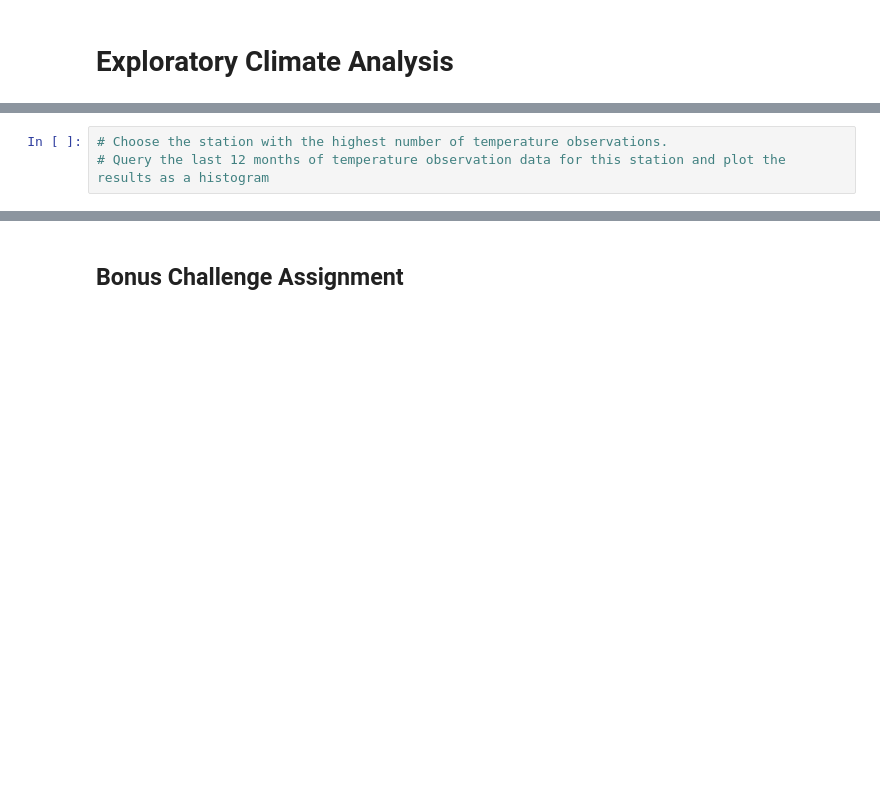
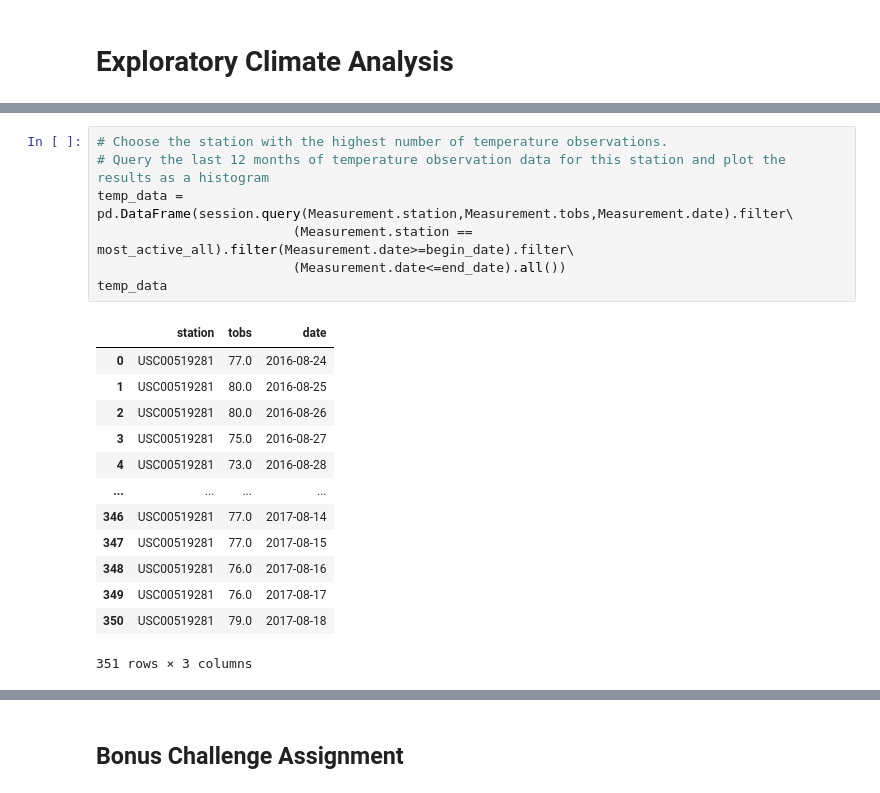
Before and after one commit to spearjen/sqlalch-challenge, a Jupyter notebook: climate_starter.ipynb, the cells around one changed output, grey strips where cells are left out. Drawn from its saved outputs; the diff is of its cells as text; blank space fills up the shorter version.

```diff
--- a/climate_starter.ipynb
+++ b/climate_starter.ipynb
@@ -191,3 +202,21 @@ most_active_all =
 # %%
 # Choose the station with the highest number of temperature observations.
 # Query the last 12 months of temperature observation data for this station and plot the results as a histogram
+temp_data = pd.DataFrame(session.query(Measurement.station,Measurement.tobs,Measurement.date).filter\
+                         (Measurement.station == most_active_all).filter(Measurement.date>=begin_date).filter\
+                         (Measurement.date<=end_date).all())
+temp_data
+# %% [output]
+|  | station | tobs | date |
+| 0 | USC00519281 | 77.0 | 2016-08-24 |
+| 1 | USC00519281 | 80.0 | 2016-08-25 |
+| 2 | USC00519281 | 80.0 | 2016-08-26 |
+| 3 | USC00519281 | 75.0 | 2016-08-27 |
+| 4 | USC00519281 | 73.0 | 2016-08-28 |
+| ... | ... | ... | ... |
+| 346 | USC00519281 | 77.0 | 2017-08-14 |
+| 347 | USC00519281 | 77.0 | 2017-08-15 |
+| 348 | USC00519281 | 76.0 | 2017-08-16 |
+| 349 | USC00519281 | 76.0 | 2017-08-17 |
+| 350 | USC00519281 | 79.0 | 2017-08-18 |
+351 rows × 3 columns
```
Also changed, not shown: parts of 17 cells of this notebook, 1 other file.
